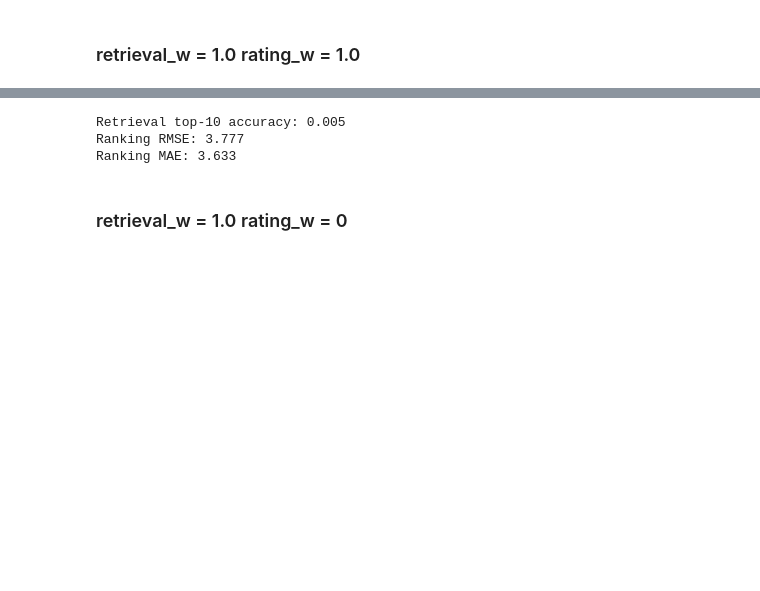
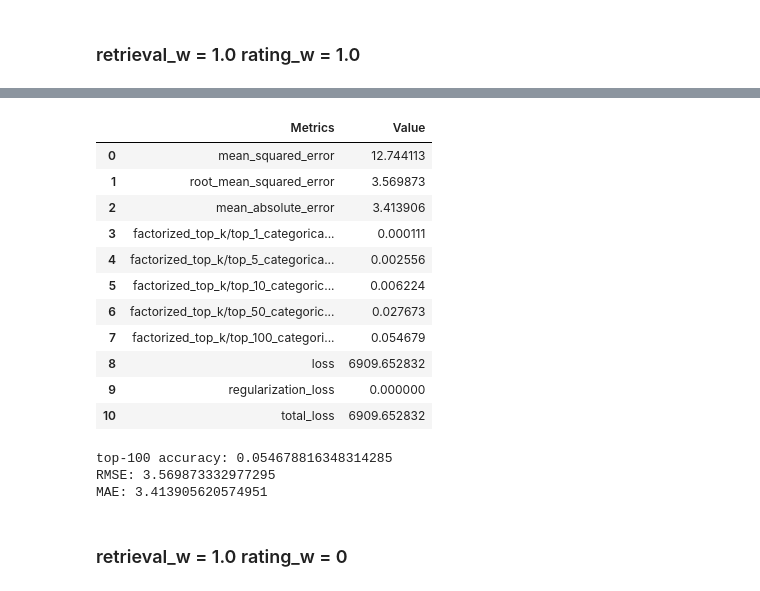
Before and after one commit to hungry5656/NetflixRecommendation, a Jupyter notebook: Notebook/model_comp.ipynb, the cells around one changed output, grey strips where cells are left out. Drawn from its saved outputs; the diff is of its cells as text; code cells hidden in the pictures; blank space fills up the shorter version.

```diff
--- a/Notebook/model_comp.ipynb
+++ b/Notebook/model_comp.ipynb
@@ -256,4 +226,4 @@ model.save_weights(filepath=save_path, save_format='tf')
 # %% [markdown]
 ### retrieval_w = 1.0 rating_w = 1.0
 # %%
-metrics = model.evaluate(test_ds_cache, return_dict=True)
+eval_metrics = model.evaluate(test_ds_cache, return_dict=True)
@@ -260,10 +232,29 @@ metrics = model.evaluate(test_ds_cache, return_dict=True)
-# %%
-print(f"\nRetrieval top-10 accuracy: {metrics['factorized_top_k/top_10_categorical_accuracy']:.3f}")
-print(f"Ranking RMSE: {metrics['root_mean_squared_error']:.3f}")
-print(f"Ranking MAE: {metrics['mean_absolute_error']:.3f}")
-# %% [output]
-Retrieval top-10 accuracy: 0.005
-Ranking RMSE: 3.777
-Ranking MAE: 3.633
+# %%
+display(pd.DataFrame(eval_metrics.items(), columns=['Metrics', 'Value']))
+# %% [output]
+|  | Metrics | Value |
+| 0 | mean_squared_error | 12.744113 |
+| 1 | root_mean_squared_error | 3.569873 |
+| 2 | mean_absolute_error | 3.413906 |
+| 3 | factorized_top_k/top_1_categorica... | 0.000111 |
+| 4 | factorized_top_k/top_5_categorica... | 0.002556 |
+| 5 | factorized_top_k/top_10_categoric... | 0.006224 |
+| 6 | factorized_top_k/top_50_categoric... | 0.027673 |
+| 7 | factorized_top_k/top_100_categori... | 0.054679 |
+| 8 | loss | 6909.652832 |
+| 9 | regularization_loss | 0.000000 |
+| 10 | total_loss | 6909.652832 |
+# %%
+top100acc = eval_metrics['factorized_top_k/top_100_categorical_accuracy']
+rmse_m = eval_metrics['root_mean_squared_error']
+mae_m = eval_metrics['mean_absolute_error']
+
+print(f"top-100 accuracy:", top100acc)
+print(f"RMSE:", rmse_m)
+print(f"MAE:", mae_m)
+# %% [output]
+top-100 accuracy: 0.054678816348314285
+RMSE: 3.569873332977295
+MAE: 3.413905620574951
 # %% [markdown]
 ### retrieval_w = 1.0 rating_w = 0
```
Also changed, not shown: parts of 17 cells of this notebook, 8 other files.
